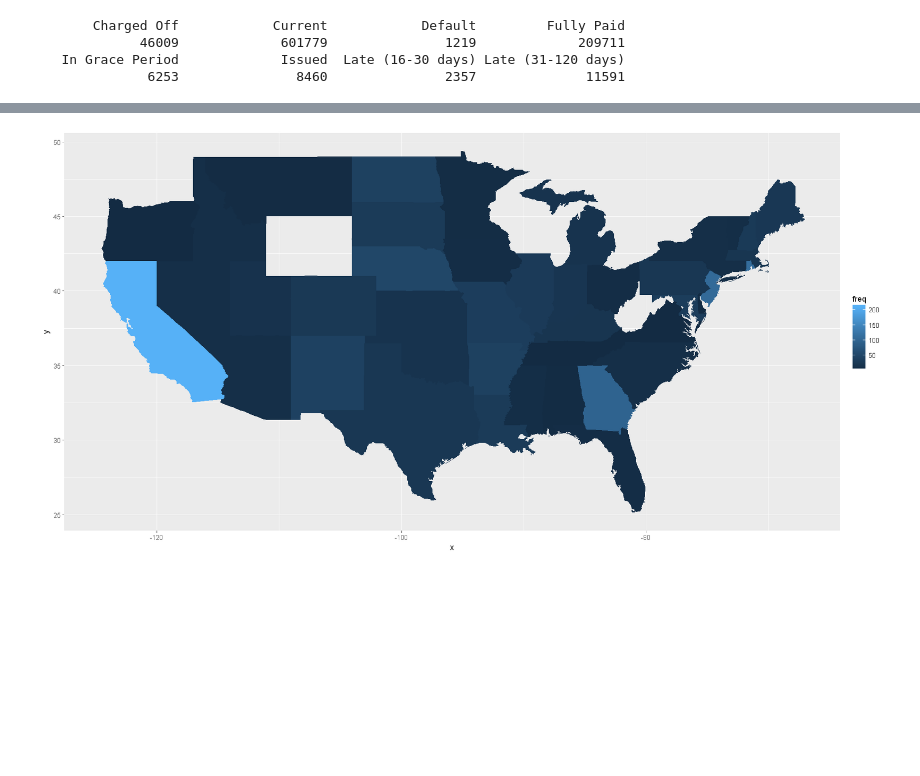
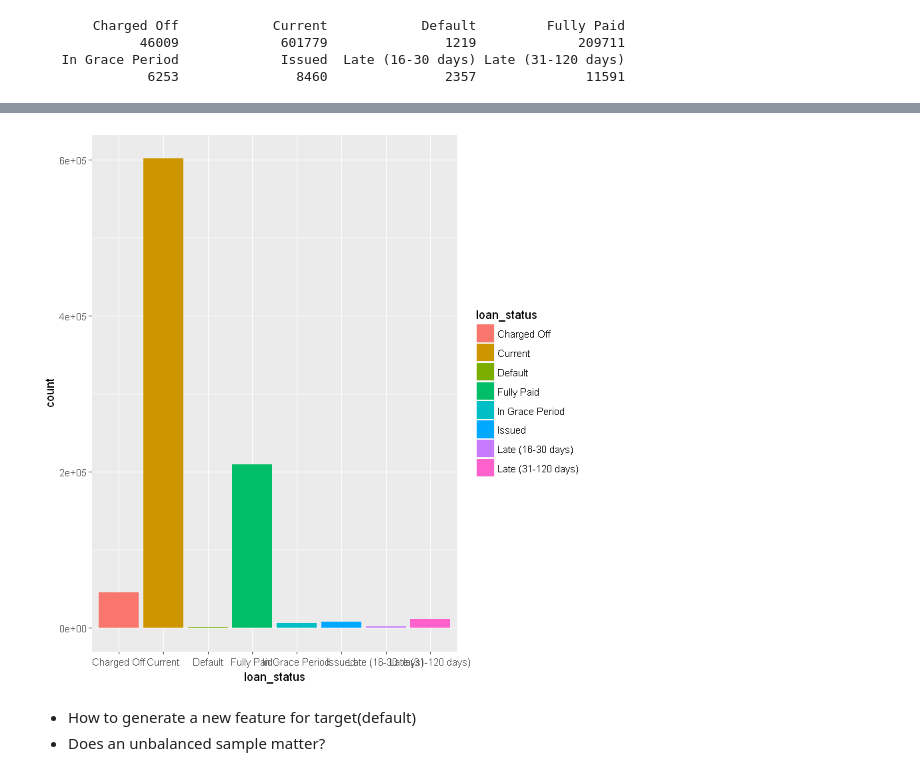
Before and after one commit to betterkay/Kaggle-Lending-Club, a Jupyter notebook: Default_rate.ipynb, the cells around one changed output, grey strips where cells are left out. Cells and saved outputs as stored; diff of their text form; code cells hidden in the pictures; blank space fills up the shorter version.

```diff
--- a/Default_rate.ipynb
+++ b/Default_rate.ipynb
@@ -109,6 +100,0 @@ quantile(int_state)
-# %%
-#collapsing
-loan$state_mean_int <-
-  ifelse(loan$addr_state %in% names(int_state)[which(int_state <= 13.08099)],'low',
-  ifelse(loan$addr_state %in% names(int_state)[which(int_state <= 13.28857)],'low_medium',
-  ifelse(loan$addr_state %in% names(int_state)[which(int_state <= 13.41239)],'medium_high','high')))
@@ -162,7 +101,7 @@ library(maps)
-# %%
-data <- data.frame(freq = default_state$freq, state = tolower(state.name[default_state$state]))
-map <- map_data("state")
-ggplot(data, aes(fill = freq))  + geom_map(aes(map_id = state), map = map) +
-expand_limits(x = map$long, y = map$lat)
-# %% [output]
-[figure, removed]
+# %%
+ggplot(data = loan) + geom_bar(mapping = aes(x = loan_status, fill = loan_status))
+# %% [output]
+[figure, added]
+# %% [markdown]
+ - How to generate a new feature for target(default)
+ - Does an unbalanced sample matter?
```
Also changed, not shown: parts of 277 cells of this notebook.
